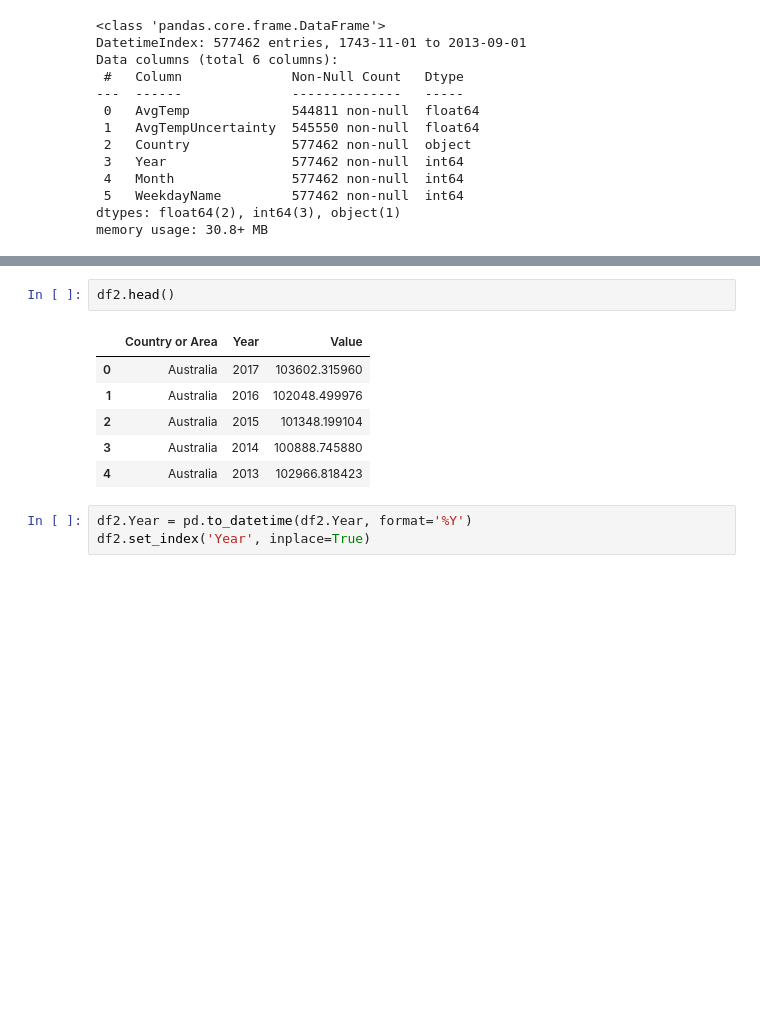
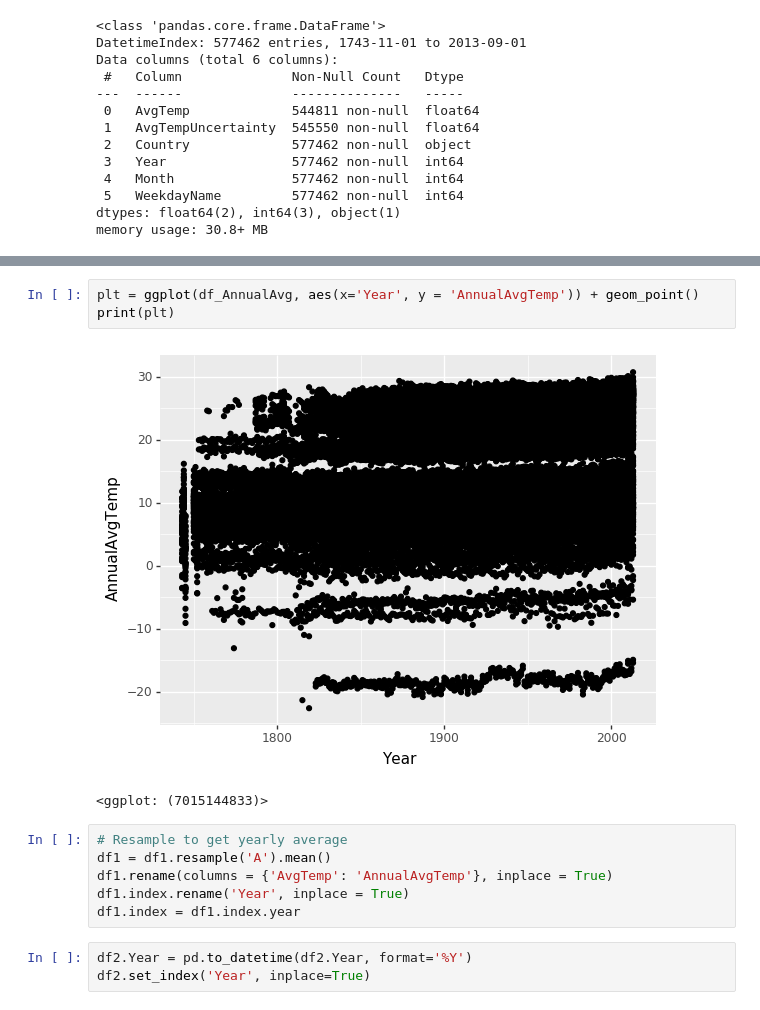
Before and after one commit to remya1805/GlobalWarming, a Jupyter notebook: EDA/EDA_GlobalWarming.ipynb, the cells around one changed output, grey strips where cells are left out. Cells and saved outputs as stored; diff of their text form; blank space fills up the shorter version.

Commit message:
Updated plots

```diff
--- a/EDA/EDA_GlobalWarming.ipynb
+++ b/EDA/EDA_GlobalWarming.ipynb
@@ -82,12 +86,15 @@ df1.head()
-# %%
-df2.head()
-# %% [output]
-|  | Country or Area | Year | Value |
-| 0 | Australia | 2017 | 103602.315960 |
-| 1 | Australia | 2016 | 102048.499976 |
-| 2 | Australia | 2015 | 101348.199104 |
-| 3 | Australia | 2014 | 100888.745880 |
-| 4 | Australia | 2013 | 102966.818423 |
+# %%
+plt = ggplot(df_AnnualAvg, aes(x='Year', y = 'AnnualAvgTemp')) + geom_point()
+print(plt)
+# %% [output]
+[figure, added]
+<ggplot: (7015144833)>
+# %%
+# Resample to get yearly average
+df1 = df1.resample('A').mean()
+df1.rename(columns = {'AvgTemp': 'AnnualAvgTemp'}, inplace = True)
+df1.index.rename('Year', inplace = True)
+df1.index = df1.index.year
 # %%
 df2.Year = pd.to_datetime(df2.Year, format='%Y')
 df2.set_index('Year', inplace=True)
```
Also changed, not shown: parts of 5 cells of this notebook.
